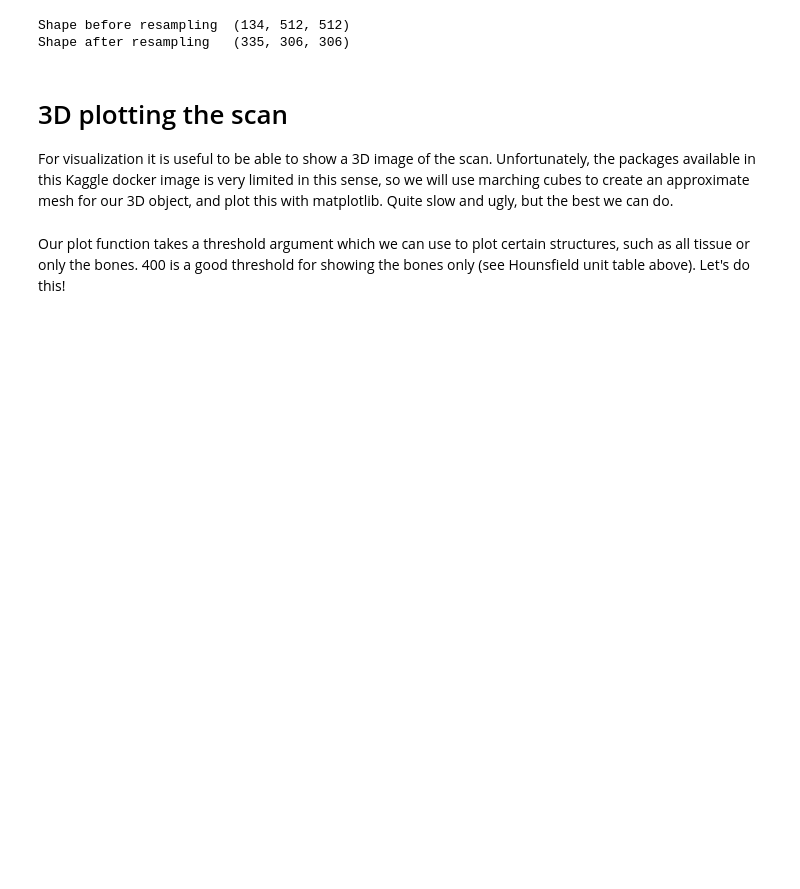
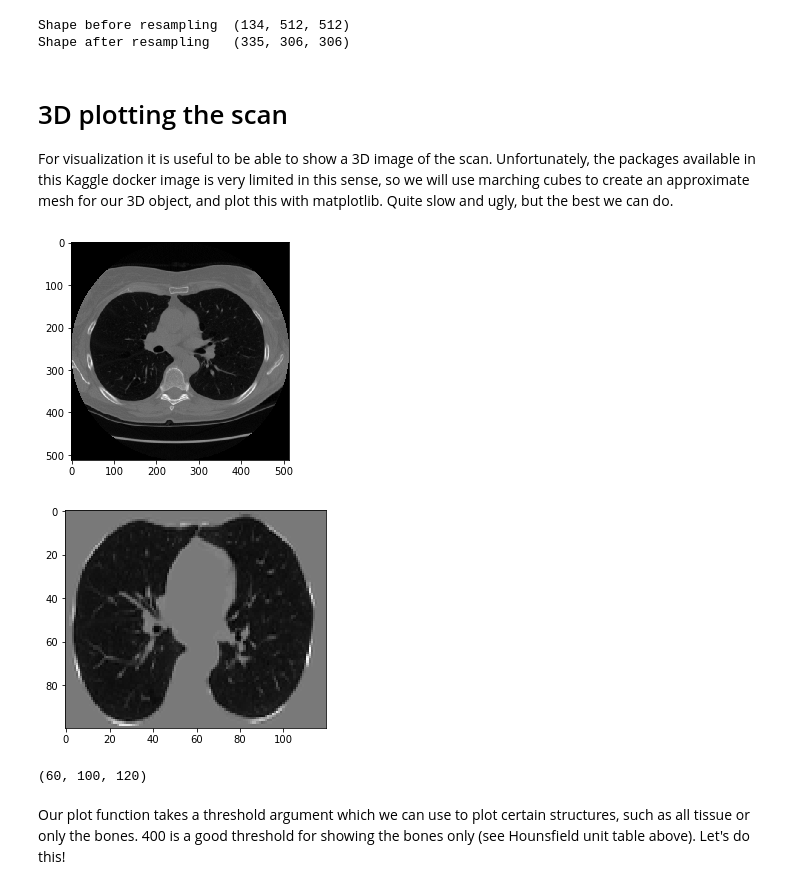
Before and after one commit to jwde/lungcancerDL, a Jupyter notebook: sample_kernals/preprocess.ipynb, the cells around one changed output. Saved outputs shown, nothing was run; the diff lists cells and outputs as text; code cells hidden in the pictures; blank space fills up the shorter version.

```diff
--- a/sample_kernals/preprocess.ipynb
+++ b/sample_kernals/preprocess.ipynb
@@ -174,6 +174,20 @@ def plot_3d(image, threshold=-300):
     ax.set_zlim(0, p.shape[2])
 
     plt.show()
+# %%
+a = np.load('../input/3Darrays_stage1/00cba091fa4ad62cc3200a657aeb957e.npy')
+b = np.load('../input/3Darrays_stage1/0a099f2549429d29b32f349e95fb2244.npy')
+#plot_3d(a, 400)
+#plot_3d(b, 400)
+plt.imshow(first_patient_pixels[80], cmap=plt.cm.gray)
+plt.show()
+plt.imshow(a[30,:,:], cmap=plt.cm.gray)
+plt.show()
+print (a.shape)
+# %% [output]
+[figure, added]
+[figure, added]
+(60, 100, 120)
 # %% [markdown]
 Our plot function takes a threshold argument which we can use to plot certain structures, such as all tissue or only the bones. 400 is a good threshold for showing the bones only (see Hounsfield unit table above). Let's do this!
 # %%
```
Also changed, not shown: parts of 5 cells of this notebook.
